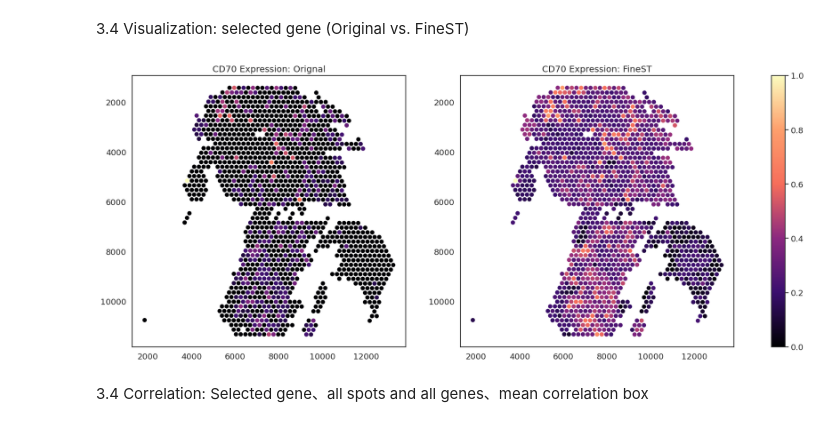
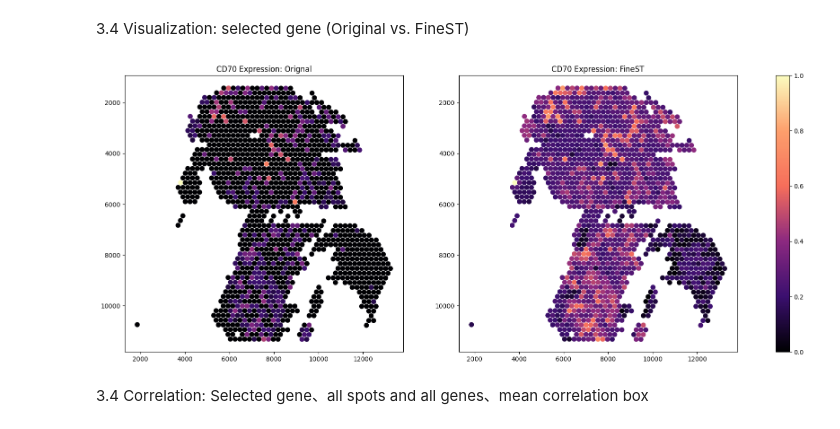
Before and after one commit to StatBiomed/FineST, a Jupyter notebook: docs/source/NPC_Train_Impute.ipynb, the cells around one changed output. Cells and saved outputs as stored; diff of their text form; code cells hidden in the pictures.

Commit message:
add Impute_demo.rst and sc_notebook

```diff
--- a/docs/source/NPC_Train_Impute.ipynb
+++ b/docs/source/NPC_Train_Impute.ipynb
@@ -72,7 +70,7 @@ print(dir_name)
 # %% [markdown]
 You can use the `parameter_file_path` you set or the optimal parameters obtained from your train and test model for your dataset, but here we use our trained `parameter_file_path` for paper results repeated (saved in `FineST/FineST/Parameter/parameters_NPC_P10125.json`).
 # %%
-parameter_file_path = str(path) + 'FineST/FineST/Parameter/parameters_NPC_P10125.json'
+parameter_file_path = str(path) + 'FineST/FineST/parameter/parameters_NPC_P10125.json'
 with open(parameter_file_path,"r") as json_file:
     params = json.load(json_file)
 
@@ -514,0 +502,3 @@ AnnData object with n_obs × n_vars = 21296 × 596
+# %%
+adata_imput = fst.impute_adata(adata, adata_infer, C2, gene_hv, k=6)
+print(adata_imput)
@@ -514,0 +510,3 @@ AnnData object with n_obs × n_vars = 21296 × 596
+# %%
+adata_imput, data_impt = fst.weight_adata(adata_infer, adata_imput, gene_hv, w=0.5)
+print(data_impt)
@@ -524,9 +531,9 @@ data_impt_reshape shape: torch.Size([1331, 596])
 # %% [markdown]
 3.4 Visualization: selected gene (Original vs. FineST)
 # %%
-fstplt.gene_expr_compare(adata, "CD70", data_impt_reshape, gene_hv, save_path=None)
+fstplt.gene_expr_compare(adata, "CD70", data_impt_reshape, gene_hv, s=50, save_path=None)
 # %% [output]
-[figure, old version]
+[figure, new version]
 # %% [markdown]
 3.4 Correlation: Selected gene、all spots and all genes、mean correlation box
 # %% [markdown]
```
Also changed, not shown: parts of 48 cells of this notebook, 12 other files.
